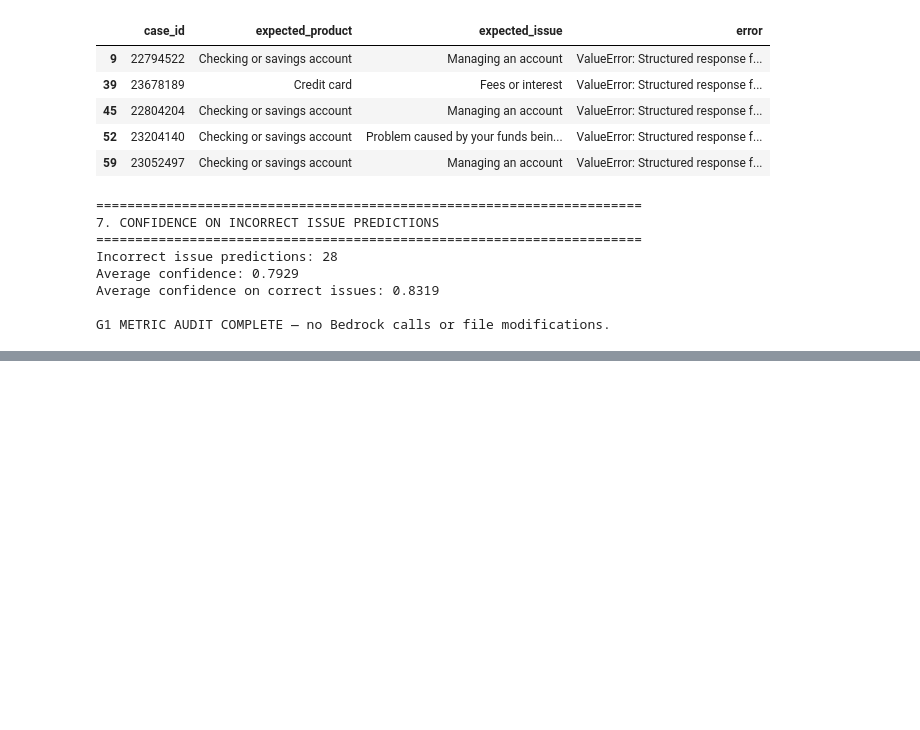
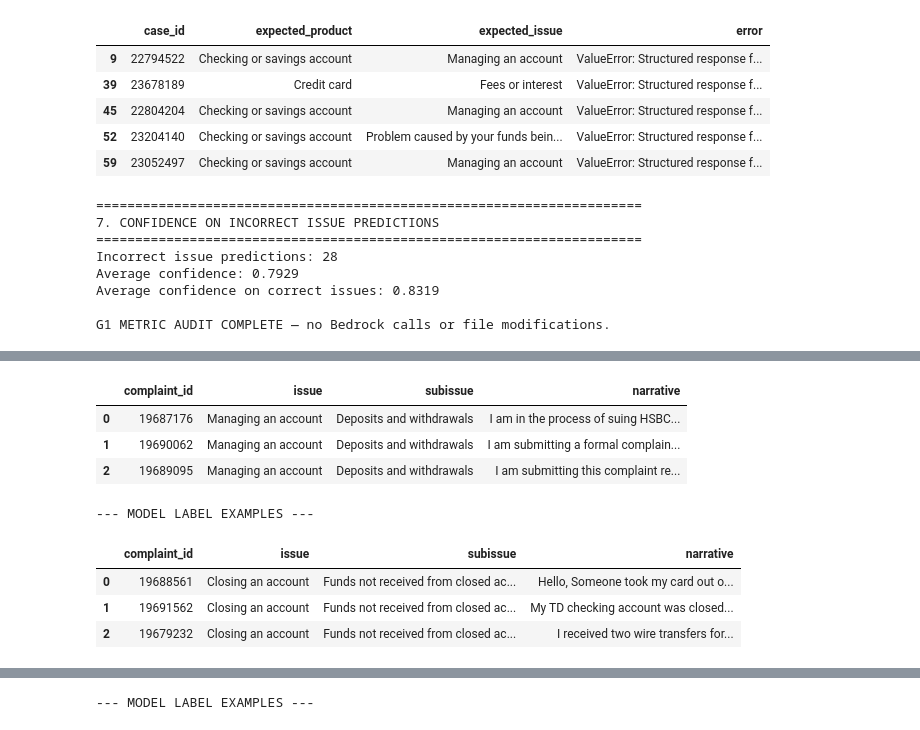
Before and after one commit to jp210995/COMPLAINTIQ, a Jupyter notebook: notebooks/06_eval.ipynb, the cells around one changed output, grey strips where cells are left out. Cells and saved outputs as stored; diff of their text form; code cells hidden in the pictures; blank space fills up the shorter version.

```diff
--- a/notebooks/06_eval.ipynb
+++ b/notebooks/06_eval.ipynb
@@ -29389,0 +31558,70 @@ G1 METRIC AUDIT COMPLETE — no Bedrock calls or file modifications.
+# %%
+import duckdb
+import pandas as pd
+from pathlib import Path
+
+DB_FILE = Path(
+    "/home/sagemaker-user/complaintiq/data/complaintiq.duckdb"
+)
+
+comparisons = [
+    {
+        "product": "Checking or savings account",
+        "gold_subissue": "Deposits and withdrawals",
+        "predicted_subissue": "Funds not received from closed account",
+    },
+    {
+        "product": "Checking or savings account",
+        "gold_subissue": "Problem using a debit or ATM card",
+        "predicted_subissue": "Transaction was not authorized",
+    },
+    {
+        "product": "Credit card",
+        "gold_subissue": "Problem with rewards from credit card",
+        "predicted_subissue": "Didn't receive advertised or promotional terms",
+    },
+]
+
+con = duckdb.connect(str(DB_FILE), read_only=True)
+
+try:
+    for item in comparisons:
+        print("\n" + "=" * 100)
+        print(f"PRODUCT: {item['product']}")
+        print(f"GOLD SUB-ISSUE: {item['gold_subissue']}")
+        print(f"MODEL SUB-ISSUE: {item['predicted_subissue']}")
+        print("=" * 100)
+
+        for label, subissue in [
+            ("GOLD LABEL EXAMPLES", item["gold_subissue"]),
+            ("MODEL LABEL EXAMPLES", item["predicted_subissue"]),
+        ]:
+            print(f"\n--- {label} ---")
+
+            query = """
+                SELECT
+                    complaint_id,
+                    issue,
+                    subissue,
+                    LEFT(narrative, 1200) AS narrative
+                FROM v_complaints
+                WHERE product = ?
+                  AND subissue = ?
+                  AND narrative IS NOT NULL
+                  AND LENGTH(TRIM(narrative)) > 0
+                LIMIT 3
+            """
+
+            df = con.execute(
+                query,
+                [item["product"], subissue]
+            ).df()
+
+            if df.empty:
+                print("No matching narrative examples found.")
+            else:
+                display(df)
+
+finally:
+    con.close()
+# %% [output]
@@ -29389,0 +31635,9 @@ G1 METRIC AUDIT COMPLETE — no Bedrock calls or file modifications.
+|  | complaint_id | issue | subissue | narrative |
+| 0 | 19687176 | Managing an account | Deposits and withdrawals | I am in the process of suing HSBC... |
+| 1 | 19690062 | Managing an account | Deposits and withdrawals | I am submitting a formal complain... |
+| 2 | 19689095 | Managing an account | Deposits and withdrawals | I am submitting this complaint re... |
+--- MODEL LABEL EXAMPLES ---
+|  | complaint_id | issue | subissue | narrative |
+| 0 | 19688561 | Closing an account | Funds not received from closed ac... | Hello, Someone took my card out o... |
+| 1 | 19691562 | Closing an account | Funds not received from closed ac... | My TD checking account was closed... |
+| 2 | 19679232 | Closing an account | Funds not received from closed ac... | I received two wire transfers for... |
@@ -29389,0 +31655 @@ G1 METRIC AUDIT COMPLETE — no Bedrock calls or file modifications.
+--- MODEL LABEL EXAMPLES ---
```
Also changed, not shown: parts of 17 cells of this notebook, 13 other files.
